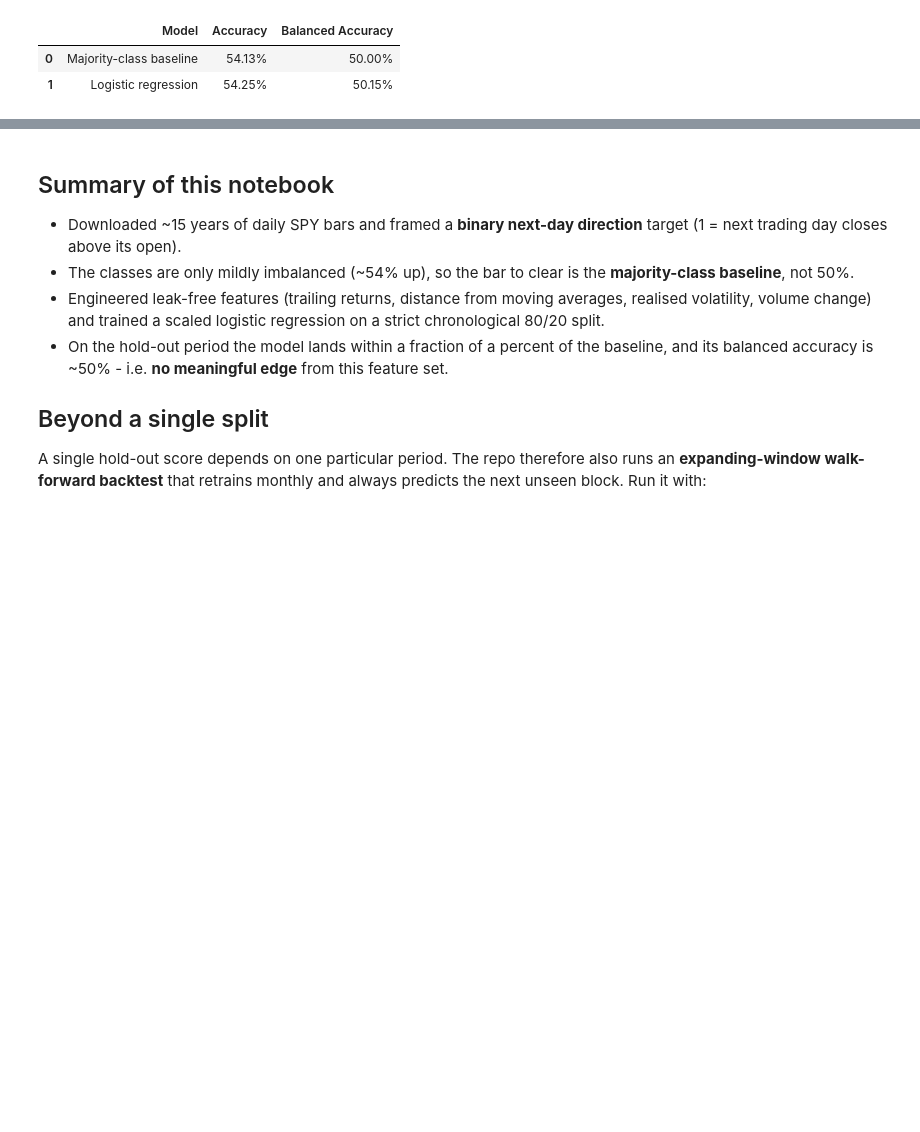
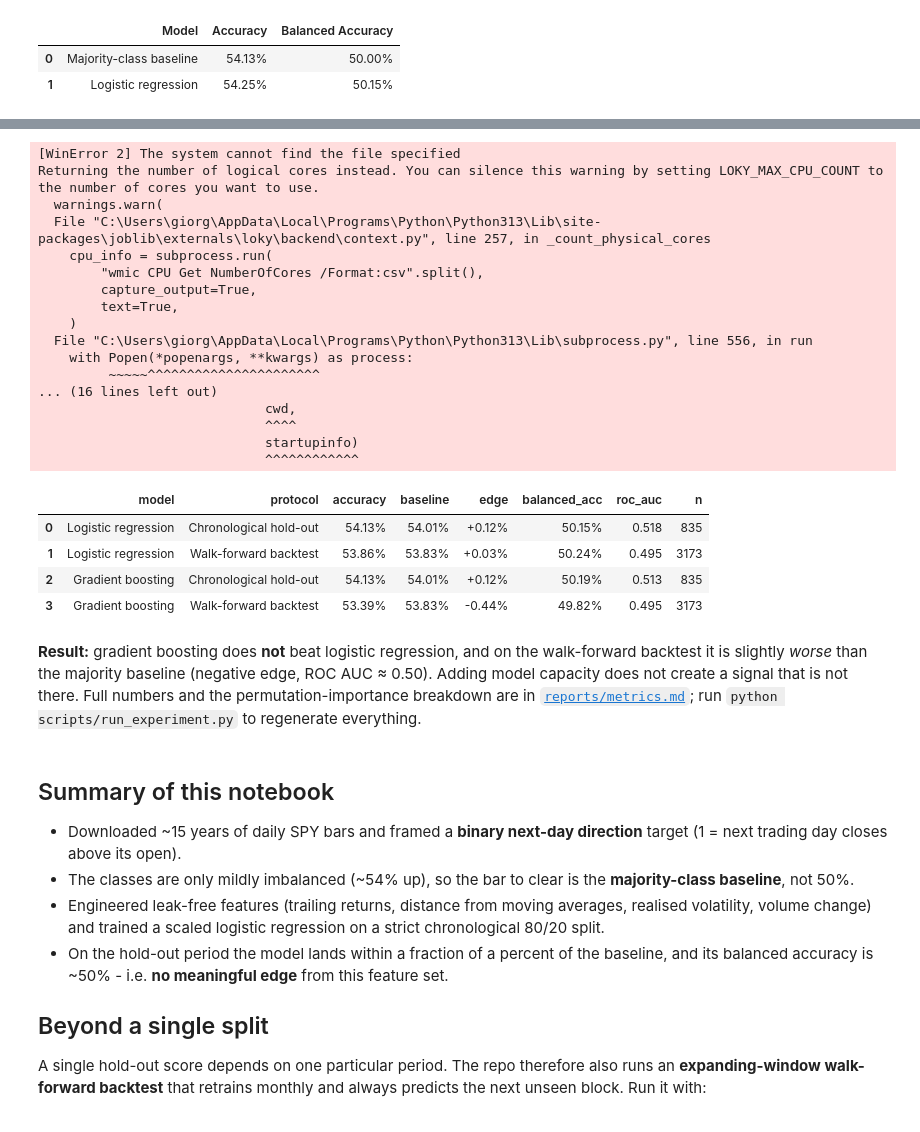
Before and after one commit to Lydia273/stock-direction-predictor, a Jupyter notebook: notebooks/01_data_exploration.ipynb, the cells around one changed output, grey strips where cells are left out. Cells and saved outputs as stored; diff of their text form; code cells hidden in the pictures; blank space fills up the shorter version.

```diff
--- a/notebooks/01_data_exploration.ipynb
+++ b/notebooks/01_data_exploration.ipynb
@@ -683,3 +691,66 @@ results_summary.style.format({
+# %%
+import sys, os
+sys.path.insert(0, os.path.abspath(".."))
+os.environ.setdefault("LOKY_MAX_CPU_COUNT", str(os.cpu_count() or 1))
+
+from src.data import load_prices
+from src.features import build_dataset, split_features_target
+from src.evaluation import chronological_holdout, walk_forward
+
+_prices = load_prices()
+_model_df = build_dataset(_prices)
+_X, _y = split_features_target(_model_df)
+
+rows = []
+for kind in ["logistic", "gradient_boosting"]:
+    for evaluator in (chronological_holdout, walk_forward):
+        r = evaluator(_X, _y, kind=kind)
+        rows.append({
+            "model": r.model,
+            "protocol": r.protocol.split(" (")[0],
+            "accuracy": r.accuracy,
+            "baseline": r.baseline_accuracy,
+            "edge": r.edge_over_baseline,
+            "balanced_acc": r.balanced_accuracy,
+            "roc_auc": r.roc_auc,
+            "n": r.n_predictions,
+        })
+
+comparison = pd.DataFrame(rows)
+comparison.style.format({
+    "accuracy": "{:.2%}", "baseline": "{:.2%}", "edge": "{:+.2%}",
+    "balanced_acc": "{:.2%}", "roc_auc": "{:.3f}",
+})
+# %% [output]
+[WinError 2] The system cannot find the file specified
+Returning the number of logical cores instead. You can silence this warning by setting LOKY_MAX_CPU_COUNT to the number of cores you want to use.
+  warnings.warn(
+  File "C:\Users\giorg\AppData\Local\Programs\Python\Python313\Lib\site-packages\joblib\externals\loky\backend\context.py", line 257, in _count_physical_cores
+    cpu_info = subprocess.run(
+        "wmic CPU Get NumberOfCores /Format:csv".split(),
+        capture_output=True,
+        text=True,
+    )
+  File "C:\Users\giorg\AppData\Local\Programs\Python\Python313\Lib\subprocess.py", line 556, in run
+    with Popen(*popenargs, **kwargs) as process:
+         ~~~~~^^^^^^^^^^^^^^^^^^^^^^
+... (16 lines left out)
+                             cwd,
+                             ^^^^
+                             startupinfo)
+                             ^^^^^^^^^^^^
+|  | model | protocol | accuracy | baseline | edge | balanced_acc | roc_auc | n |
+| 0 | Logistic regression | Chronological hold-out | 54.13% | 54.01% | +0.12% | 50.15% | 0.518 | 835 |
+| 1 | Logistic regression | Walk-forward backtest | 53.86% | 53.83% | +0.03% | 50.24% | 0.495 | 3173 |
+| 2 | Gradient boosting | Chronological hold-out | 54.13% | 54.01% | +0.12% | 50.19% | 0.513 | 835 |
+| 3 | Gradient boosting | Walk-forward backtest | 53.39% | 53.83% | -0.44% | 49.82% | 0.495 | 3173 |
+# %% [markdown]
+**Result:** gradient boosting does **not** beat logistic regression, and on
+the walk-forward backtest it is slightly *worse* than the majority baseline
+(negative edge, ROC AUC ≈ 0.50). Adding model capacity does not create a signal
+that is not there. Full numbers and the permutation-importance breakdown are in
+[`reports/metrics.md`](../reports/metrics.md); run `python scripts/run_experiment.py`
+to regenerate everything.
 # %% [markdown]
 ## Summary of this notebook
 
```
Also changed, not shown: parts of 25 cells of this notebook, 9 other files.
